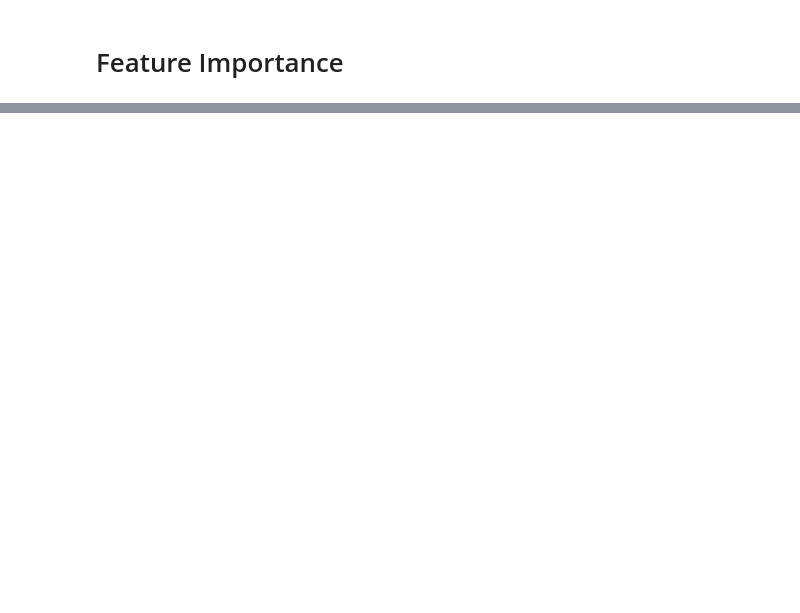
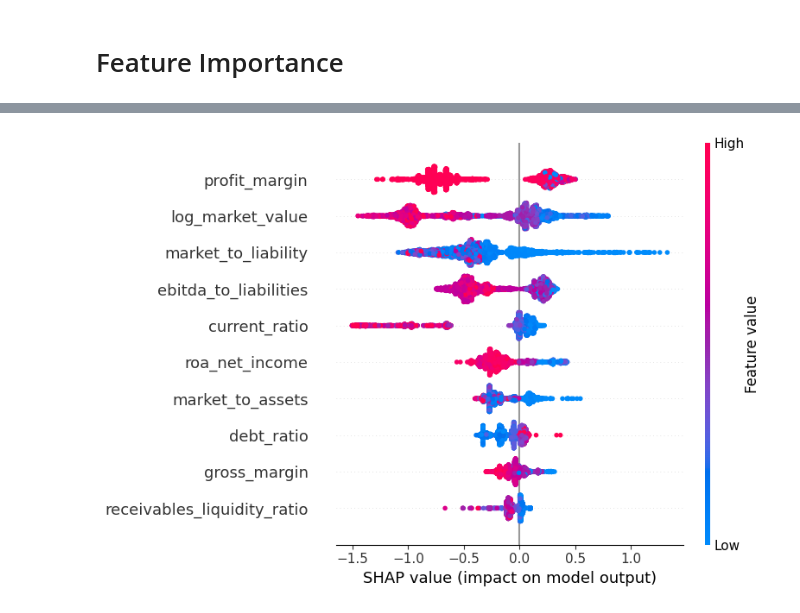
Before and after one commit to jonasstuds-gaard/master-thesis, a Jupyter notebook: Master Thesis/test.ipynb, the cells around one changed output, grey strips where cells are left out. Drawn from its saved outputs; the diff is of its cells as text; code cells hidden in the pictures; blank space fills up the shorter version.

```diff
--- a/Master Thesis/test.ipynb
+++ b/Master Thesis/test.ipynb
@@ -3445,0 +3614,18 @@ None
+# %%
+
+import shap
+
+# Create SHAP explainer for the fitted XGBoost crisis model
+explainer_crisis = shap.TreeExplainer(xgb_crisis)
+
+# Compute SHAP values on the crisis validation sample
+shap_values_crisis = explainer_crisis.shap_values(X_val_crisis)
+
+# Summary plot
+shap.summary_plot(
+    shap_values_crisis,
+    X_val_crisis,
+    max_display=10
+)
+# %% [output]
+[figure, added]
```
Also changed, not shown: parts of 41 cells of this notebook, 35 other files.
